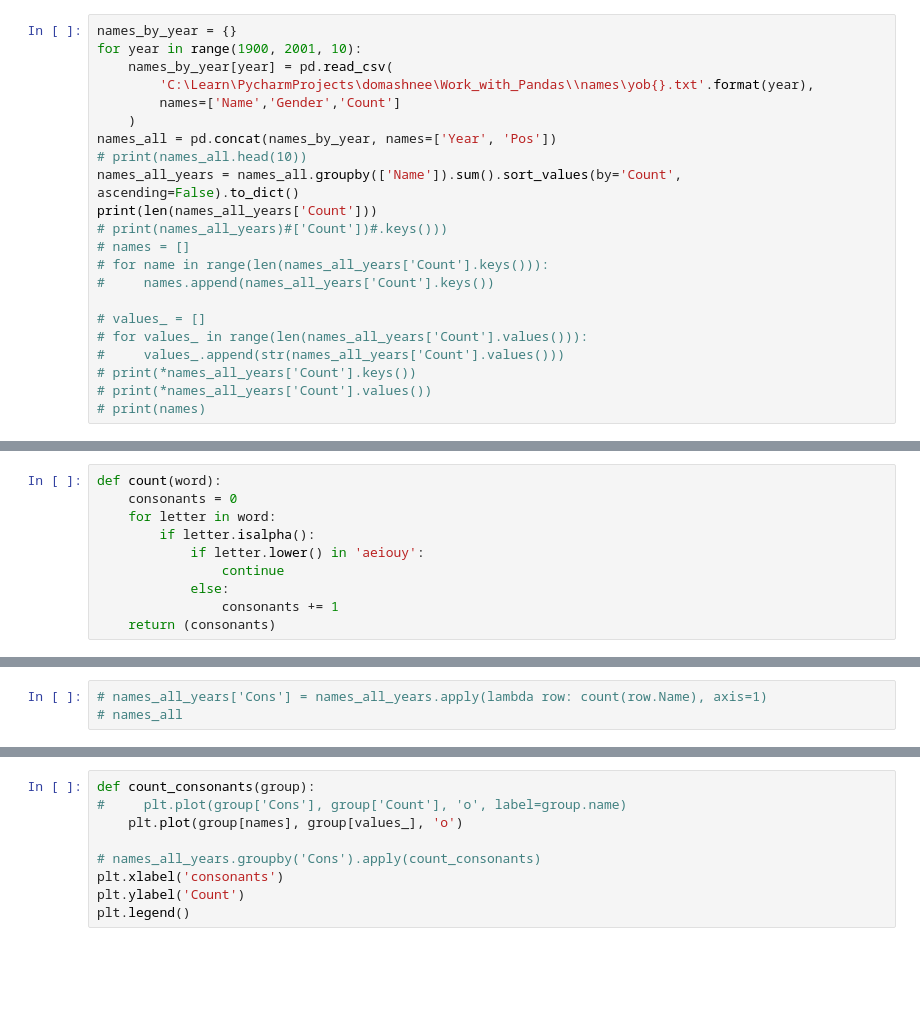
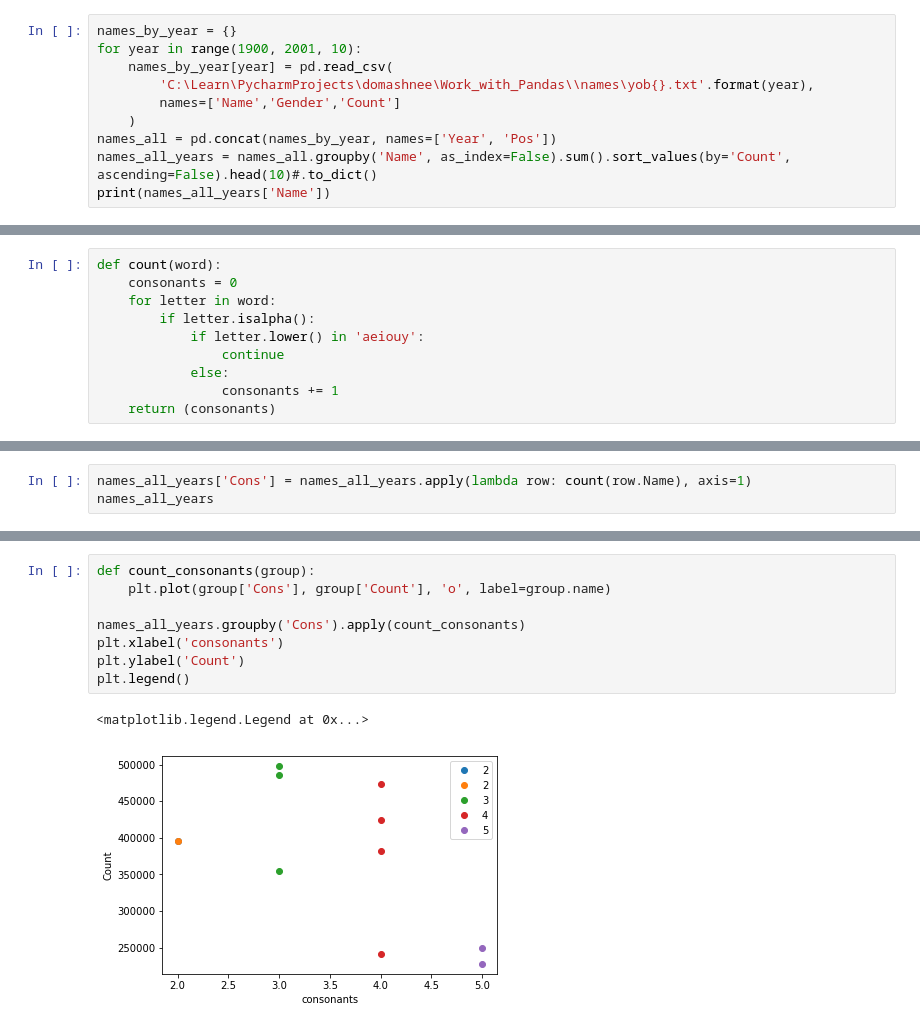
Before and after one commit to AntonZagorodniy/Data_visualization, a Jupyter notebook: Data_visualization.ipynb, the cells around one changed output, grey strips where cells are left out. Saved outputs shown, nothing was run; the diff lists cells and outputs as text; blank space fills up the shorter version.

```diff
--- a/Data_visualization.ipynb
+++ b/Data_visualization.ipynb
@@ -63,18 +63,6 @@ for year in range(1900, 2001, 10):
         names=['Name','Gender','Count']
     )
 names_all = pd.concat(names_by_year, names=['Year', 'Pos'])
-# print(names_all.head(10))
-names_all_years = names_all.groupby(['Name']).sum().sort_values(by='Count', ascending=False).to_dict()
-print(len(names_all_years['Count']))
-# print(names_all_years)#['Count'])#.keys()))
-# names = []
-# for name in range(len(names_all_years['Count'].keys())):
-#     names.append(names_all_years['Count'].keys())
-
-# values_ = []
-# for values_ in range(len(names_all_years['Count'].values())):
-#     values_.append(str(names_all_years['Count'].values()))
-# print(*names_all_years['Count'].keys())
-# print(*names_all_years['Count'].values())
-# print(names)
+names_all_years = names_all.groupby('Name', as_index=False).sum().sort_values(by='Count', ascending=False).head(10)#.to_dict()
+print(names_all_years['Name'])
 # %% [output]
@@ -101,3 +94,3 @@ for i in range (len(names_all_years)):
 # %%
-# names_all_years['Cons'] = names_all_years.apply(lambda row: count(row.Name), axis=1)
-# names_all
+names_all_years['Cons'] = names_all_years.apply(lambda row: count(row.Name), axis=1)
+names_all_years
@@ -104,9 +109,11 @@ for i in range (len(names_all_years)):
 # %%
 def count_consonants(group):
-#     plt.plot(group['Cons'], group['Count'], 'o', label=group.name)
-    plt.plot(group[names], group[values_], 'o')
+    plt.plot(group['Cons'], group['Count'], 'o', label=group.name)
 
-# names_all_years.groupby('Cons').apply(count_consonants)
+names_all_years.groupby('Cons').apply(count_consonants)
 plt.xlabel('consonants')
 plt.ylabel('Count')
 plt.legend()
+# %% [output]
+<matplotlib.legend.Legend at 0x...>
+[figure, added]
```
Also changed, not shown: parts of 4 cells of this notebook.
